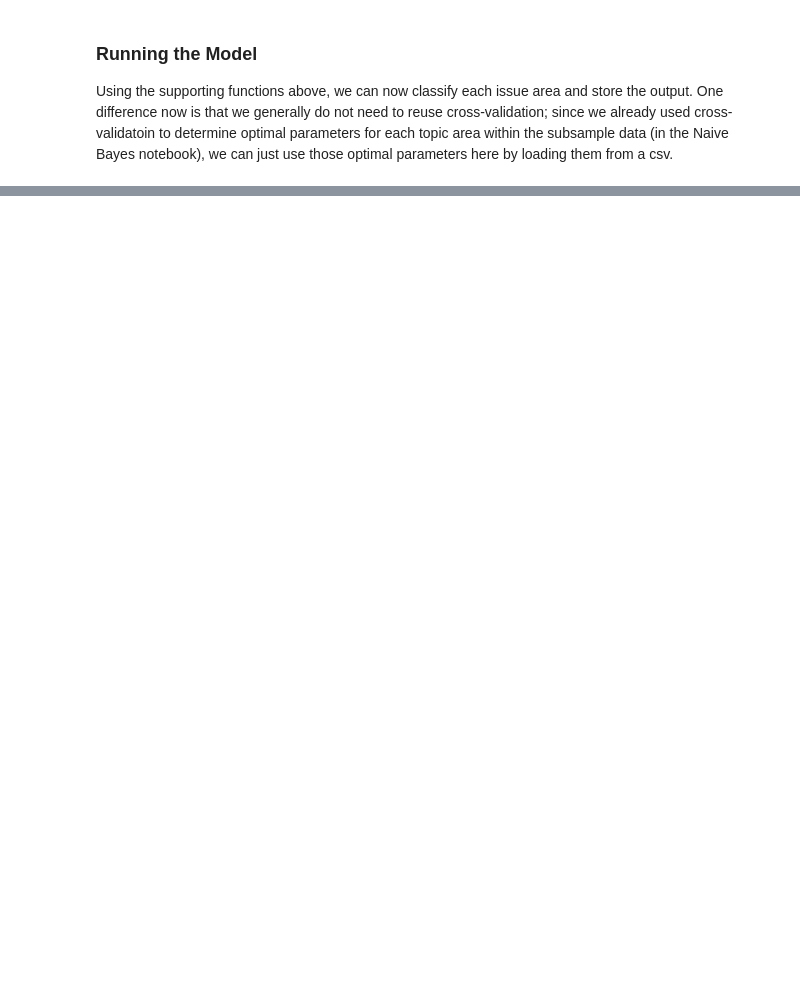
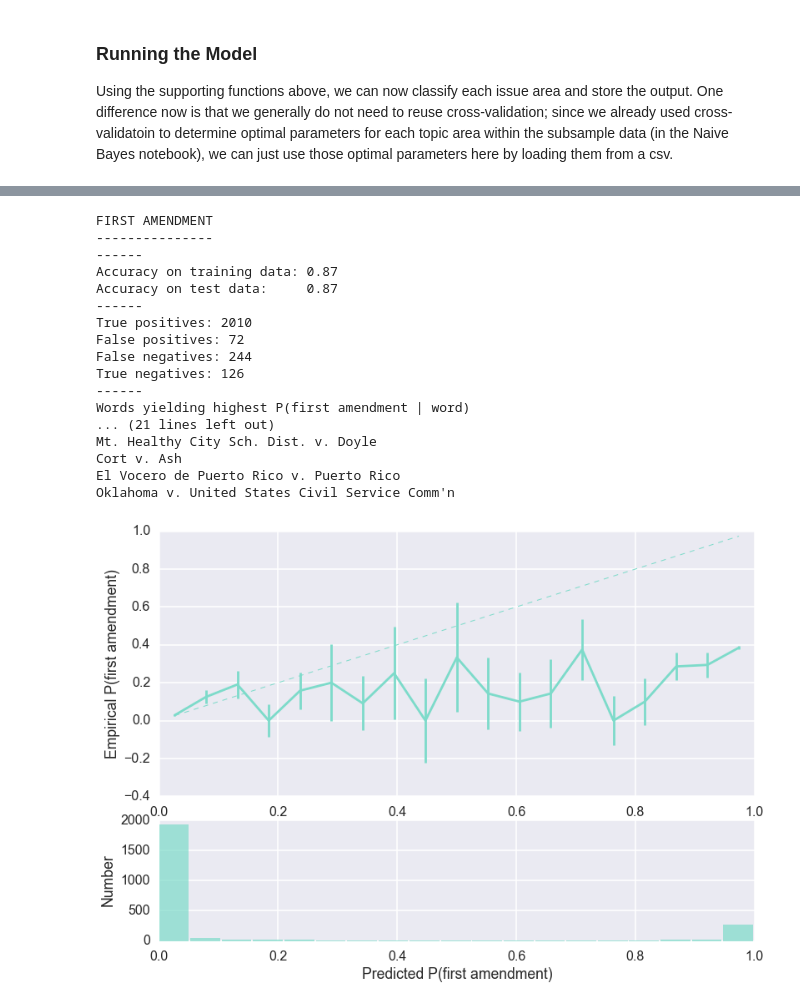
Before and after one commit to yunhanxu/cs109-project, a Jupyter notebook: comparisons_and_conclusion.ipynb, the cells around one changed output, grey strips where cells are left out. Cells and saved outputs as stored; diff of their text form; code cells hidden in the pictures; blank space fills up the shorter version.

```diff
--- a/comparisons_and_conclusion.ipynb
+++ b/comparisons_and_conclusion.ipynb
@@ -518,0 +733,21 @@ nb_sample_results = pd.read_csv('naive_bayes_sample_model_results.csv')
+# %%
+run_multinb(all_data, issue_areas[2])
+# %% [output]
+FIRST AMENDMENT
+---------------
+------
+Accuracy on training data: 0.87
+Accuracy on test data:     0.87
+------
+True positives: 2010
+False positives: 72
+False negatives: 244
+True negatives: 126
+------
+Words yielding highest P(first amendment | word)
+... (21 lines left out)
+Mt. Healthy City Sch. Dist. v. Doyle
+Cort v. Ash
+El Vocero de Puerto Rico v. Puerto Rico
+Oklahoma v. United States Civil Service Comm'n
+[figure, added]
```
Also changed, not shown: parts of 35 cells of this notebook.
